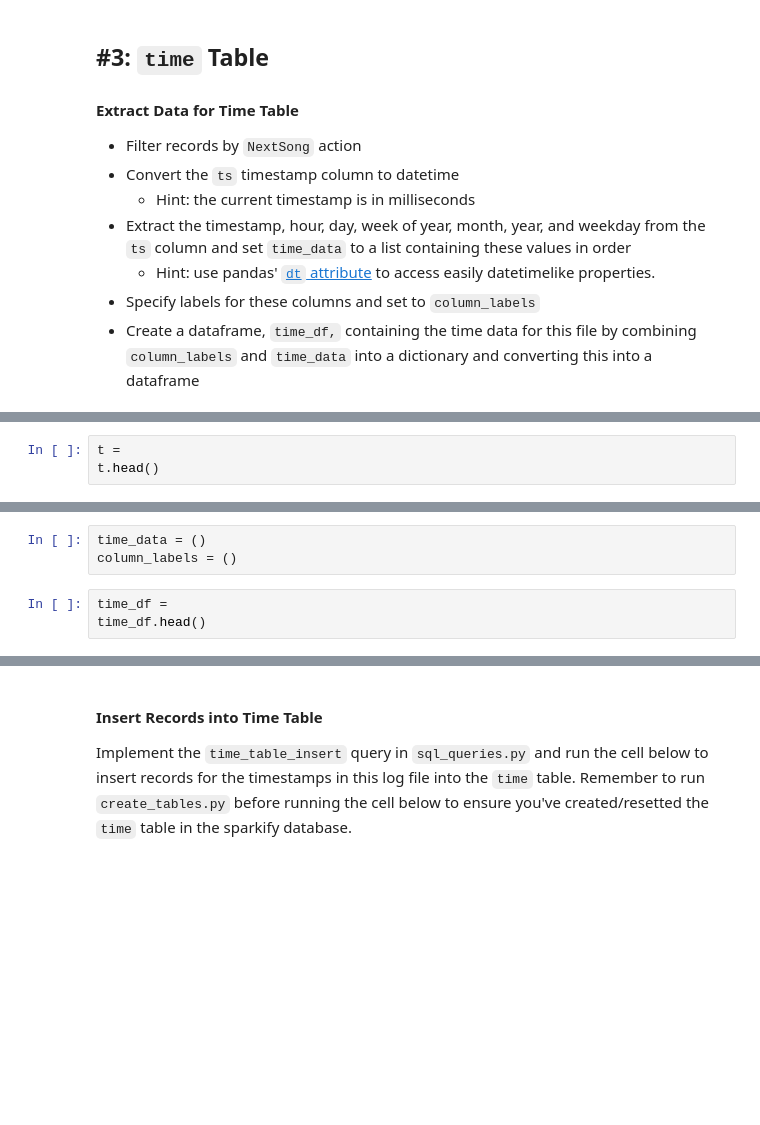
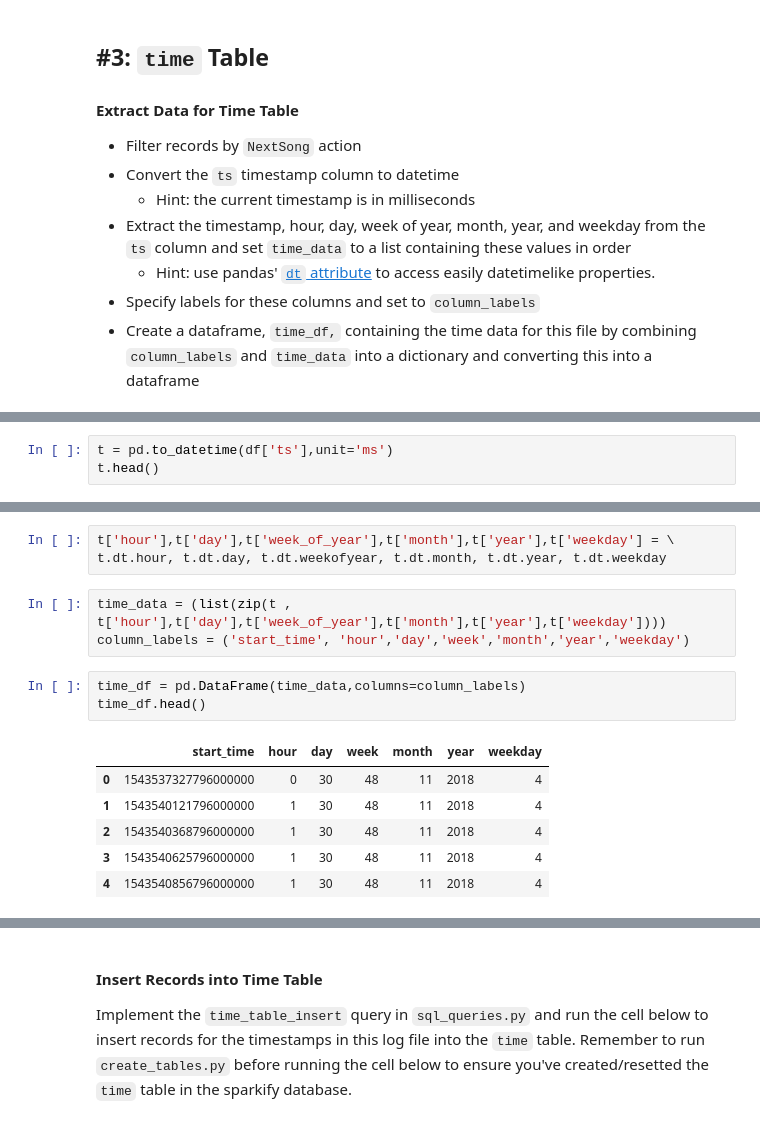
Before and after one commit to Abdulaziz-Q/Udacity-DEND-P1, a Jupyter notebook: etl.ipynb, the cells around one changed output, grey strips where cells are left out. Saved outputs shown, nothing was run; the diff lists cells and outputs as text; blank space fills up the shorter version.

```diff
--- a/etl.ipynb
+++ b/etl.ipynb
@@ -113,3 +128,3 @@ df.head()
 # %%
-t =
+t = pd.to_datetime(df['ts'],unit='ms')
 t.head()
@@ -116,6 +138,16 @@ t.head()
-# %%
-time_data = ()
-column_labels = ()
+# %%
+t['hour'],t['day'],t['week_of_year'],t['month'],t['year'],t['weekday'] = \
+t.dt.hour, t.dt.day, t.dt.weekofyear, t.dt.month, t.dt.year, t.dt.weekday
+# %%
+time_data = (list(zip(t , t['hour'],t['day'],t['week_of_year'],t['month'],t['year'],t['weekday'])))
+column_labels = ('start_time', 'hour','day','week','month','year','weekday')
 # %%
-time_df =
+time_df = pd.DataFrame(time_data,columns=column_labels)
 time_df.head()
+# %% [output]
+|  | start_time | hour | day | week | month | year | weekday |
+| 0 | 1543537327796000000 | 0 | 30 | 48 | 11 | 2018 | 4 |
+| 1 | 1543540121796000000 | 1 | 30 | 48 | 11 | 2018 | 4 |
+| 2 | 1543540368796000000 | 1 | 30 | 48 | 11 | 2018 | 4 |
+| 3 | 1543540625796000000 | 1 | 30 | 48 | 11 | 2018 | 4 |
+| 4 | 1543540856796000000 | 1 | 30 | 48 | 11 | 2018 | 4 |
```
Also changed, not shown: parts of 16 cells of this notebook, 1 other file.
